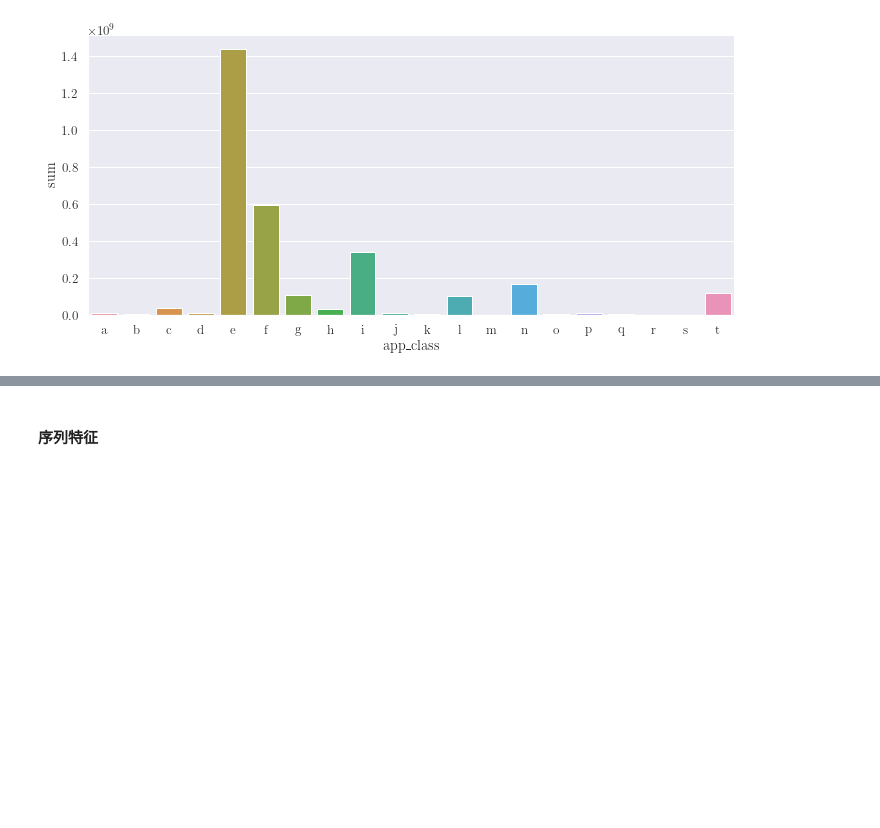
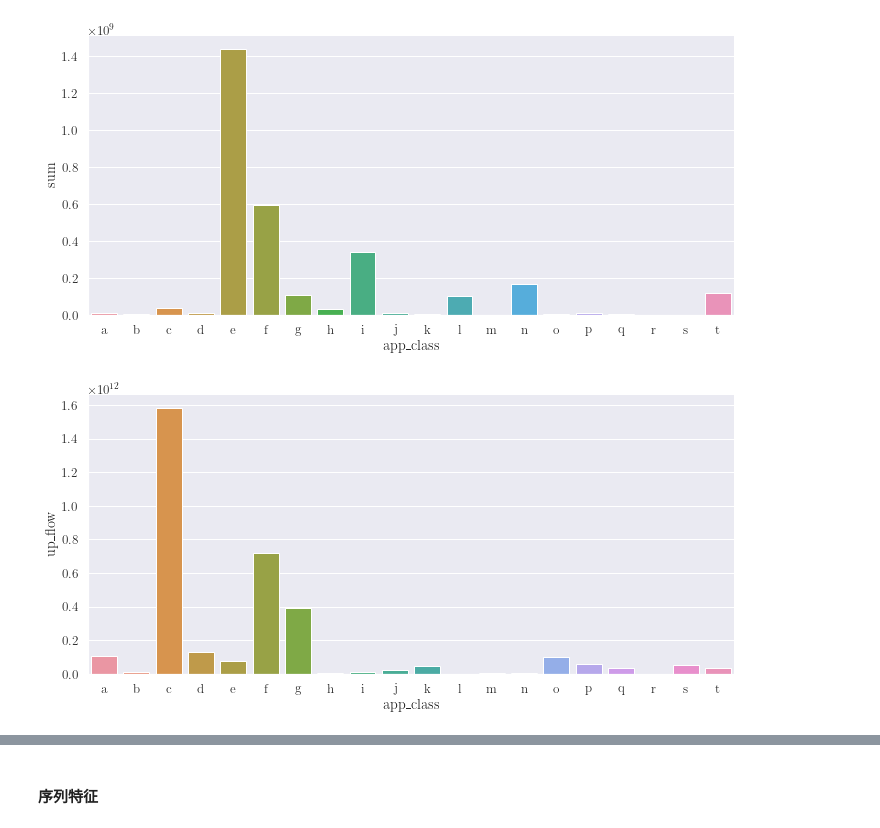
Before and after one commit to DURUII/Contest-DingTalkCup2-A, a Jupyter notebook: dr/EDA.ipynb, the cells around one changed output, grey strips where cells are left out. Drawn from its saved outputs; the diff is of its cells as text; code cells hidden in the pictures; blank space fills up the shorter version.

```diff
--- a/dr/EDA.ipynb
+++ b/dr/EDA.ipynb
@@ -329,3 +329,25 @@ plt.savefig("figures/duration_mean_agg_by_app.pdf",
             dpi=400, bbox_inches='tight', pad_inches=0.05)
 # %% [output]
 [figure]
+# %%
+flow_agg_by_app = df.pivot_table(
+    index='app_class',
+    values=['up_flow', 'down_flow'],
+    aggfunc=np.sum,
+)
+
+flow_agg_by_app = pd.DataFrame(
+    flow_agg_by_app.to_records()).query("app_class != 'NaN'")
+
+g = sns.catplot(kind='bar',
+                data=flow_agg_by_app,
+                x='app_class',
+                y='up_flow',
+                height=5,
+                aspect=10/5
+                )
+
+plt.savefig("figures/upflow_sum_agg_by_app.pdf",
+            dpi=400, bbox_inches='tight', pad_inches=0.05)
+# %% [output]
+[figure, added]
```
Also changed, not shown: parts of 10 cells of this notebook.
